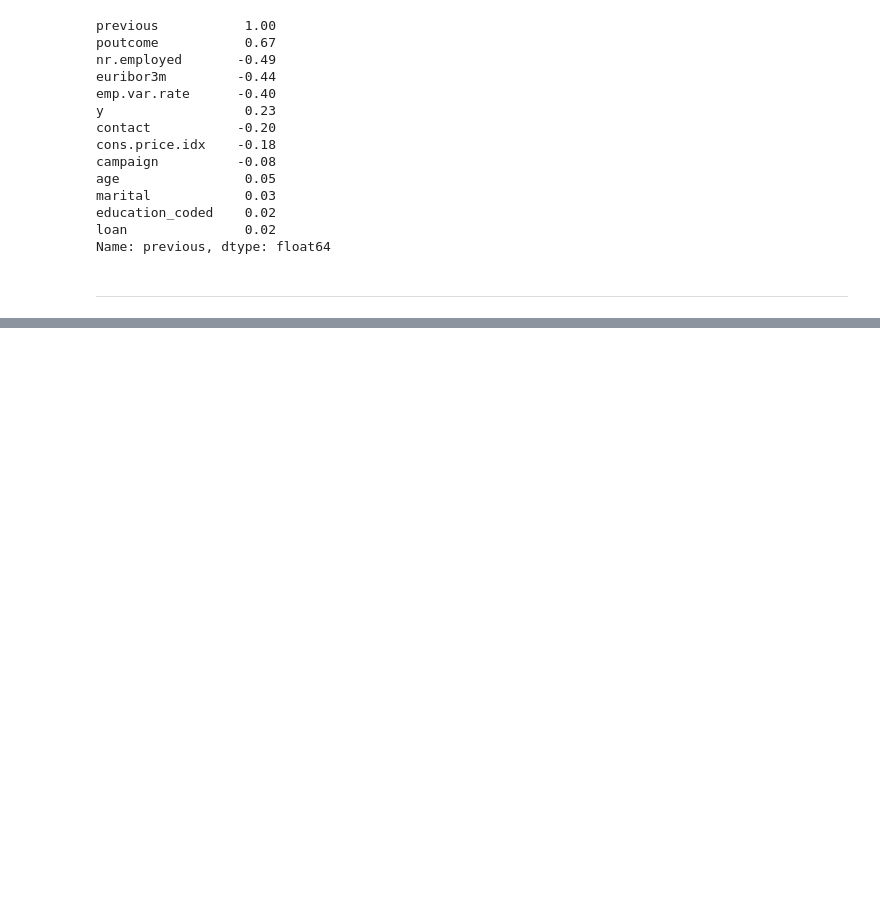
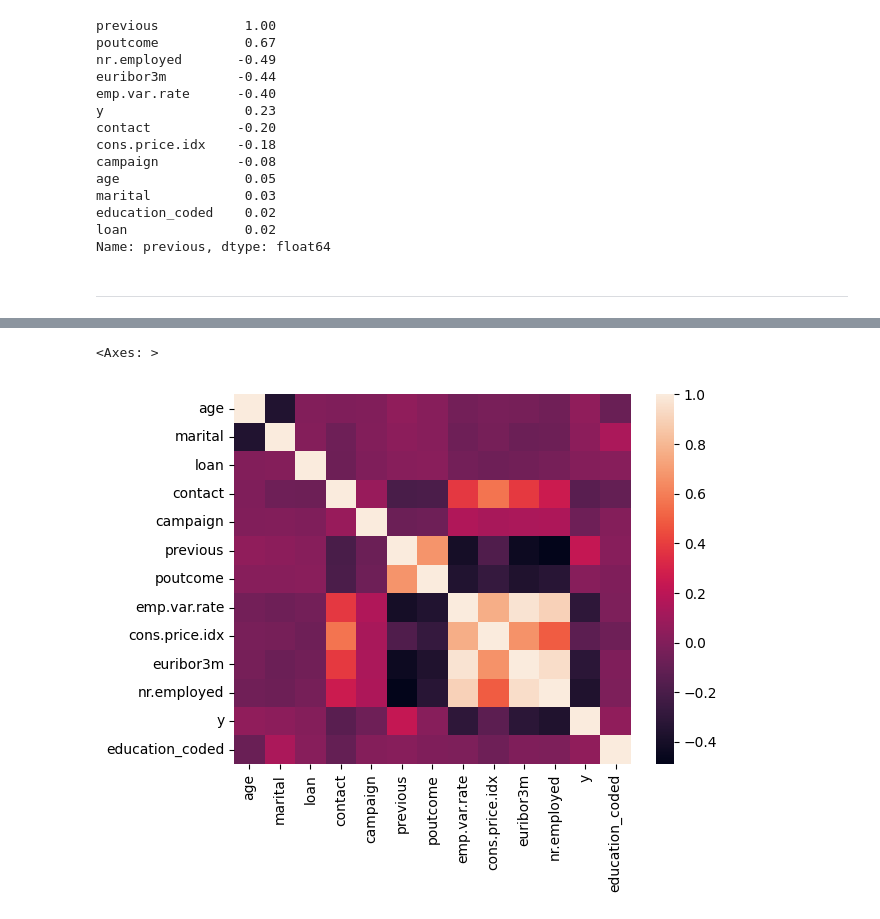
Before and after one commit to ksumarshmallow/Data-Analysis-Law-26, a Jupyter notebook: practice/p7-solved.ipynb, the cells around one changed output, grey strips where cells are left out. Saved outputs shown, nothing was run; the diff lists cells and outputs as text; code cells hidden in the pictures; blank space fills up the shorter version.

Commit message:
heatmap

```diff
--- a/practice/p7-solved.ipynb
+++ b/practice/p7-solved.ipynb
@@ -357,0 +406,7 @@ Name: previous, dtype: float64
+# %%
+import seaborn as sns
+
+sns.heatmap(df.corr(numeric_only=True))
+# %% [output]
+<Axes: >
+[figure, added]
```
Also changed, not shown: parts of 21 cells of this notebook.
